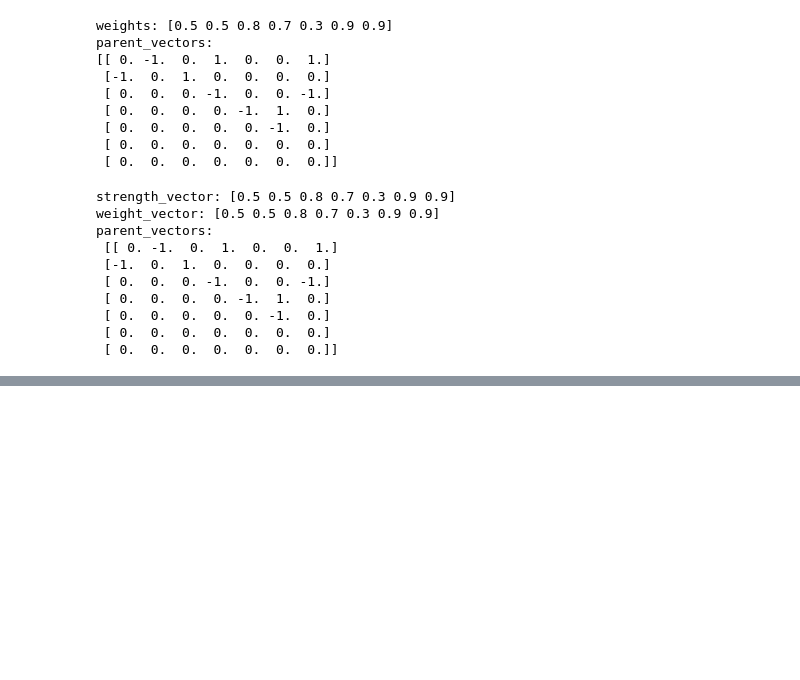
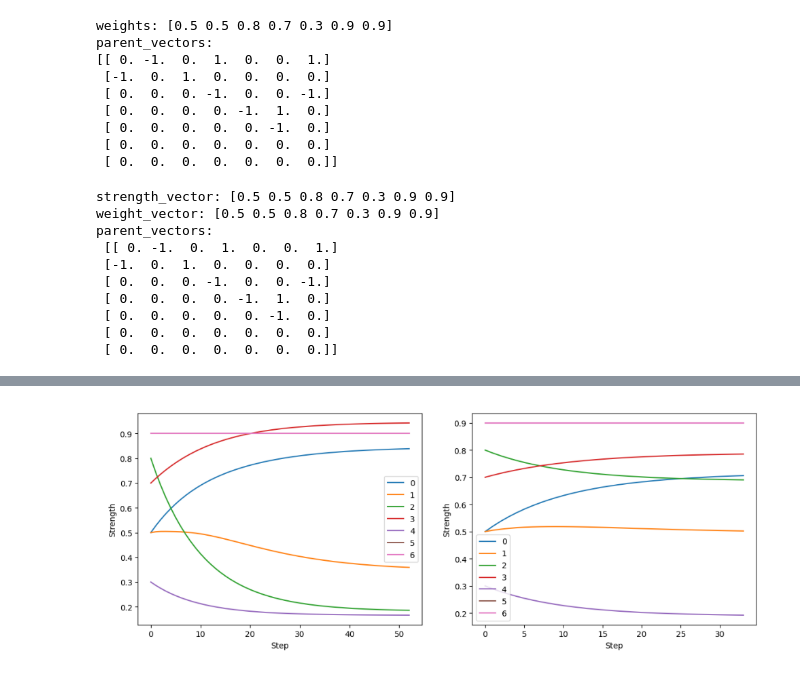
Before and after one commit to EyeofBeholder-NLeSC/orange3-argument, a Jupyter notebook: notebooks/demo_solver.ipynb, the cells around one changed output, grey strips where cells are left out. Saved outputs shown, nothing was run; the diff lists cells and outputs as text; code cells hidden in the pictures; blank space fills up the shorter version.

```diff
--- a/notebooks/demo_solver.ipynb
+++ b/notebooks/demo_solver.ipynb
@@ -79,0 +102,5 @@ fig = data_collector.plot()
+# %%
+# Quadratic Energy vs. Euler
+show_two_figs(fig1, fig3)
+# %% [output]
+[figure, added]
```
Also changed, not shown: parts of 8 cells of this notebook, 1 other file.
